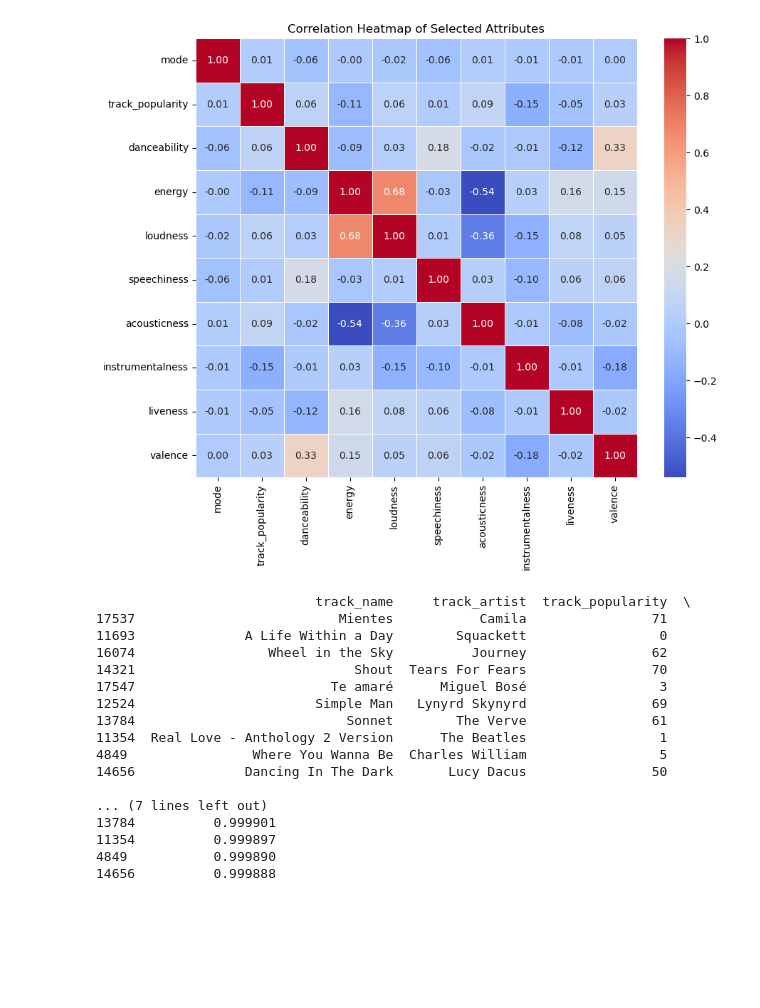
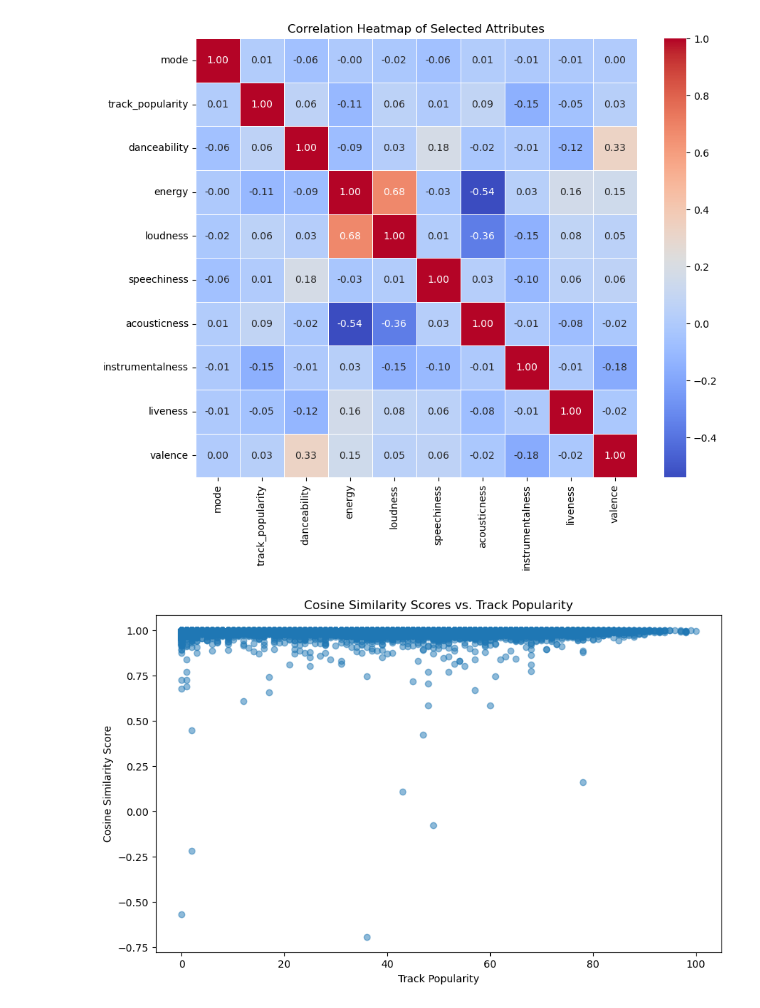
Before and after one commit to jesbor98/music-analysis, a Jupyter notebook: Data Mining project.ipynb, the cells around one changed output. Saved outputs shown, nothing was run; the diff lists cells and outputs as text; code cells hidden in the pictures; blank space fills up the shorter version.

Commit message:
added plot in notebook

```diff
--- a/Data Mining project.ipynb
+++ b/Data Mining project.ipynb
@@ -205,6 +205,9 @@ plt.show()
 # %% [output]
 [figure]
 # %%
+from sklearn.metrics.pairwise import paired_distances
+from scipy.stats import pearsonr
+
 # List of attributes to remove
 attributes_to_remove = ['playlist_name', 'playlist_id', 'playlist_genre', 'playlist_subgenre']
 
@@ -221,40 +224,32 @@ sample_track = df_no_duplicates[df_no_duplicates['track_name'] == sample_track_n
 # Select all other tracks for comparison
 comparison_tracks = df_no_duplicates[df_no_duplicates['track_name'] != sample_track_name].loc[:, selected_attributes]
 
-# Calculate cosine similarity
-similarities = cosine_similarity(sample_track, comparison_tracks)
-
-# Calculate the average cosine similarity for each track
-average_similarities = similarities.mean(axis=0)
+# Calculate Pearson correlation coefficient
+similarities = []
+for index, row in comparison_tracks.iterrows():
+    corr, _ = pearsonr(sample_track.values.flatten(), row[selected_attributes].values.flatten())
+    similarities.append(corr)
 
 # Create a new DataFrame with track information and similarity scores
 similar_tracks_df = df_no_duplicates[df_no_duplicates['track_name'] != sample_track_name].copy()
-similar_tracks_df['similarity_score'] = average_similarities
+similar_tracks_df['similarity_score'] = similarities
 
 # Sort the DataFrame based on similarity scores in descending order
 similar_tracks_df = similar_tracks_df.sort_values(by='similarity_score', ascending=False)
 
 # Display the top similar tracks (you can adjust the number as needed)
-top_similar_tracks = similar_tracks_df.head(10)
+top_similar_tracks = similar_tracks_df.tail(10)
 
 # Display the top similar tracks with specific columns
 top_similar_tracks_subset = top_similar_tracks[['track_name', 'track_artist', 'track_popularity', 'similarity_score']]
 print(top_similar_tracks_subset)
-# %% [output]
-                            track_name     track_artist  track_popularity  \
-17537                          Mientes           Camila                71
-11693              A Life Within a Day        Squackett                 0
-16074                 Wheel in the Sky          Journey                62
-14321                            Shout  Tears For Fears                70
-17547                         Te amaré      Miguel Bosé                 3
-12524                       Simple Man   Lynyrd Skynyrd                69
-13784                           Sonnet        The Verve                61
-11354  Real Love - Anthology 2 Version      The Beatles                 1
-4849                Where You Wanna Be  Charles William                 5
-14656              Dancing In The Dark       Lucy Dacus                50
-
-... (7 lines left out)
-13784          0.999901
-11354          0.999897
-4849           0.999890
-14656          0.999888
+# %%
+# Plotting the similarity scores against 'track_popularity'
+plt.figure(figsize=(10, 6))
+plt.scatter(similar_tracks_df['track_popularity'], similar_tracks_df['similarity_score'], alpha=0.5)
+plt.xlabel('Track Popularity')
+plt.ylabel('Cosine Similarity Score')
+plt.title('Cosine Similarity Scores vs. Track Popularity')
+plt.show()
+# %% [output]
+[figure, added]
```
